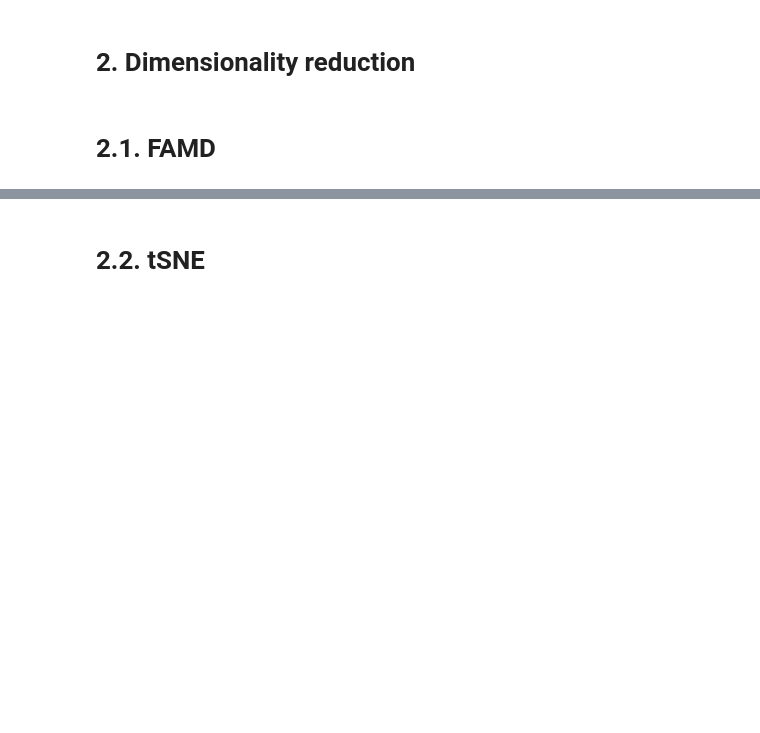
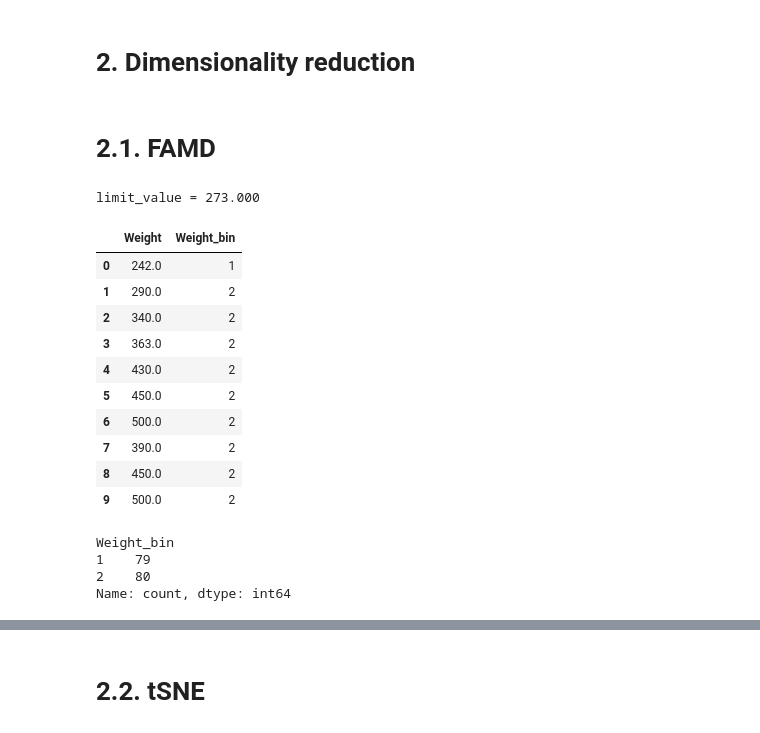
Before and after one commit to fehimecapar/Data-Science-For-Decision-Support, a Jupyter notebook: assignment4.ipynb, the cells around one changed output, grey strips where cells are left out. Saved outputs shown, nothing was run; the diff lists cells and outputs as text; code cells hidden in the pictures; blank space fills up the shorter version.

```diff
--- a/assignment4.ipynb
+++ b/assignment4.ipynb
@@ -1038,21 +1168,36 @@ for name, obj in crosstabs.items():
 # **2.1. FAMD**
 # %%
 !pip -q install prince
-# %%
-import plotly.express as px
-import prince
-# Assumes df, NUM_COLS, CAT_COLS already exist from previous steps.
-# Transform target for regression: quantile classes (q=5)
-df = df.copy()
-df["Weight_Q"] = pd.qcut(df["Weight"], q=5, labels=False, duplicates="drop").astype(int)
-
-def explained_variance_from_prince(eig_summary: pd.DataFrame):
-    """
-    Extract explained variance ratio (float array in [0,1]) and cumulative ratio from prince eigenvalues_summary.
-    eig_summary columns typically include '% of variance' and '% of variance (cumulative)' as strings with '%' sign.
-    """
-    # prince returns percentages like "31.14%" as strings; coerce to float ratio
-    pct = eig_summary["% of variance"].astype(str).str.rstrip("%").astype(float) / 100.0
-    cum = eig_summary["% of variance (cumulative)"].astype(str).str.rstrip("%").astype(float) / 100.0
-    return pct.values, cum.values
+# %%
+import numpy as np
+import pandas as pd
+
+df = df.copy()
+
+limit_value = float(df["Weight"].median())
+print(f"limit_value = {limit_value:.3f}")
+
+# class 1 = Weight < limit_value, class 2 = others
+df["Weight_bin"] = np.where(df["Weight"] < limit_value, 1, 2).astype(int)
+
+# show how you have separated into two classes using your target variable
+display(df[["Weight", "Weight_bin"]].head(10))
+print(df["Weight_bin"].value_counts().sort_index())
+# %% [output]
+limit_value = 273.000
+|  | Weight | Weight_bin |
+| 0 | 242.0 | 1 |
+| 1 | 290.0 | 2 |
+| 2 | 340.0 | 2 |
+| 3 | 363.0 | 2 |
+| 4 | 430.0 | 2 |
+| 5 | 450.0 | 2 |
+| 6 | 500.0 | 2 |
+| 7 | 390.0 | 2 |
+| 8 | 450.0 | 2 |
+| 9 | 500.0 | 2 |
+Weight_bin
+1    79
+2    80
+Name: count, dtype: int64
 # %%
```
Also changed, not shown: parts of 52 cells of this notebook.
